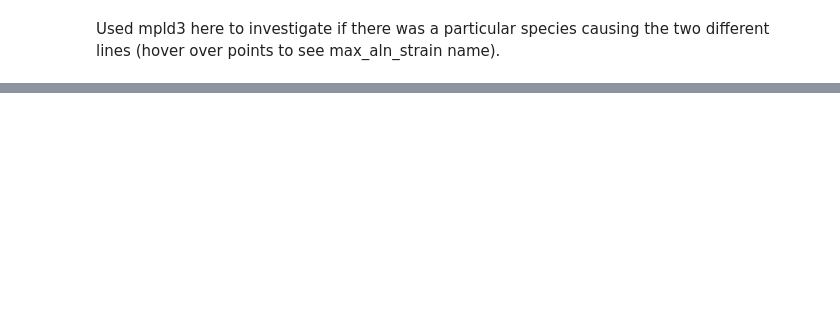
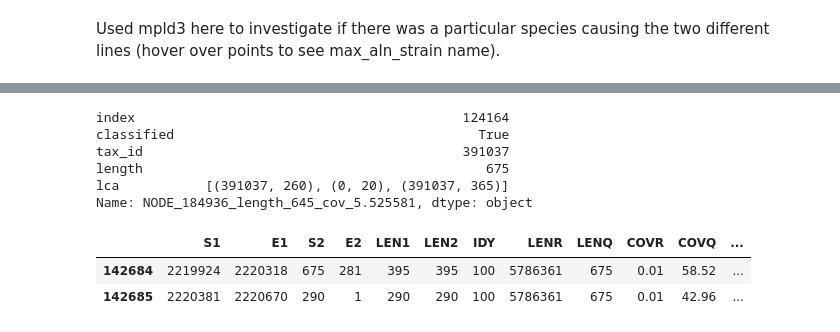
Before and after one commit to inodb/masmvali-publication, a Jupyter notebook: notebooks/kraken.ipynb, the cells around one changed output, grey strips where cells are left out. Saved outputs shown, nothing was run; the diff lists cells and outputs as text; code cells hidden in the pictures; blank space fills up the shorter version.

```diff
--- a/notebooks/kraken.ipynb
+++ b/notebooks/kraken.ipynb
@@ -740,3 +731,6 @@ plt.ylabel("Contig purity (ratio)")
 [figure]
 # %% [markdown]
 *Leptothrix_cholodnii_SP-6* has some dots on the diagonal line. *Bortadella* as well. *Desulfuvoibrio* slightly. The whole top line  is from SulfuriY03AOP1.
+# %%
+nucmerpd = pd.read_csv("/media/milou/glob/projects/masmvali-partdeux/reassembly-filtered-reads/Sample_1ng_even/metassemble/assemblies/velvet/noscaf/noscaf_31/val/nucmer.coords", sep="\t",
+            names="S1 E1 S2 E2 LEN1 LEN2 IDY LENR LENQ COVR COVQ REFID QRYID".split(), index_col=False)
@@ -765,0 +874,15 @@ Used mpld3 here to investigate if there was a particular species causing the two
+# %%
+kraken.ix["NODE_184936_length_645_cov_5.525581",:]
+# %% [output]
+index                                          124164
+classified                                       True
+tax_id                                         391037
+length                                            675
+lca           [(391037, 260), (0, 20), (391037, 365)]
+Name: NODE_184936_length_645_cov_5.525581, dtype: object
+# %%
+nucmerpd[nucmerpd.QRYID == "NODE_184936_length_645_cov_5.525581"]
+# %% [output]
+|  | S1 | E1 | S2 | E2 | LEN1 | LEN2 | IDY | LENR | LENQ | COVR | COVQ | ... |
+| 142684 | 2219924 | 2220318 | 675 | 281 | 395 | 395 | 100 | 5786361 | 675 | 0.01 | 58.52 | ... |
+| 142685 | 2220381 | 2220670 | 290 | 1 | 290 | 290 | 100 | 5786361 | 675 | 0.01 | 42.96 | ... |
```
Also changed, not shown: parts of 32 cells of this notebook.
